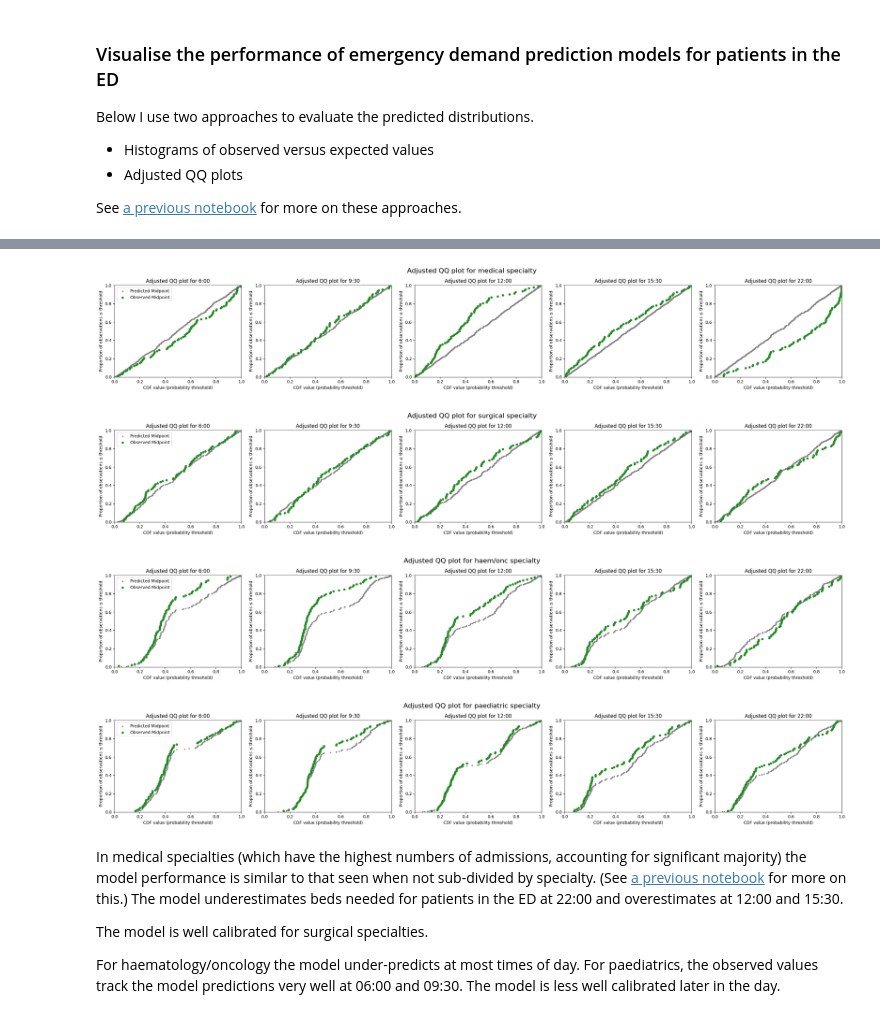
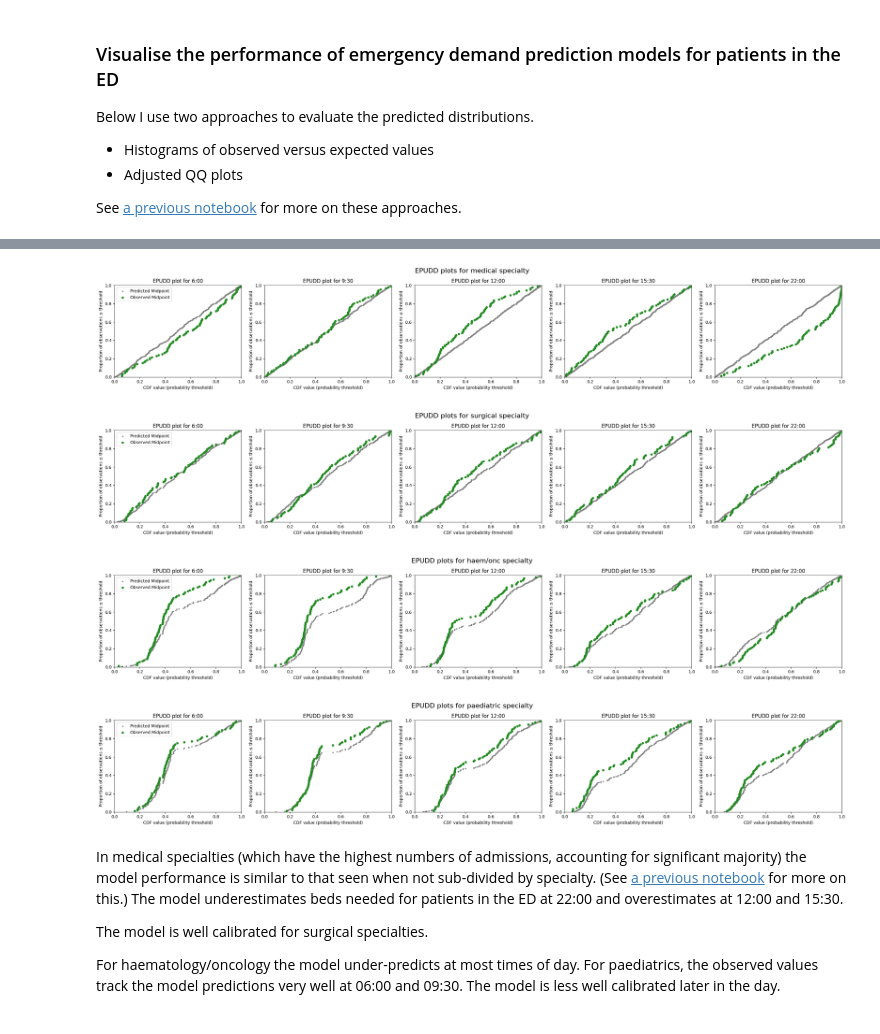
Before and after one commit to UCL-CORU/patientflow, a Jupyter notebook: notebooks/4c_Evaluate_emergency_demand_predictions.ipynb, the cells around one changed output, grey strips where cells are left out. Cells and saved outputs as stored; diff of their text form; code cells hidden in the pictures.

```diff
--- a/notebooks/4c_Evaluate_emergency_demand_predictions.ipynb
+++ b/notebooks/4c_Evaluate_emergency_demand_predictions.ipynb
@@ -337,20 +357,20 @@ for specialty in specialties:
 # %%
-from patientflow.viz.adjusted_qq_plot import adjusted_qq_plot
+from patientflow.viz.epudd_plot import plot_epudd
 specialties=['medical', 'surgical', 'haem/onc', 'paediatric']
 
 for specialty in specialties:
 
     specialty_prob_dist = {time: dist_dict[specialty] for time, dist_dict in prob_dist_dict_all.items()}
 
-    adjusted_qq_plot(ed_visits.prediction_time.unique(),
+    plot_epudd(ed_visits.prediction_time.unique(),
             specialty_prob_dist,
             model_name="admissions",
-            suptitle=f"Adjusted QQ plot for {specialty} specialty")
+            suptitle=f"EPUDD plots for {specialty} specialty")
 # %% [output]
-[figure, old version]
+[figure, new version]
-[figure, old version]
+[figure, new version]
-[figure, old version]
+[figure, new version]
-[figure, old version]
+[figure, new version]
 # %% [markdown]
 In medical specialties (which have the highest numbers of admissions, accounting for significant majority) the model performance is similar to that seen when not sub-divided by specialty. (See [a previous notebook](3b_Evaluate_group_snapshots.ipynb) for more on this.) The model underestimates beds needed for patients in the ED at 22:00 and overestimates at 12:00 and 15:30.
 
```
Also changed, not shown: parts of 4 cells of this notebook, 17 other files.
